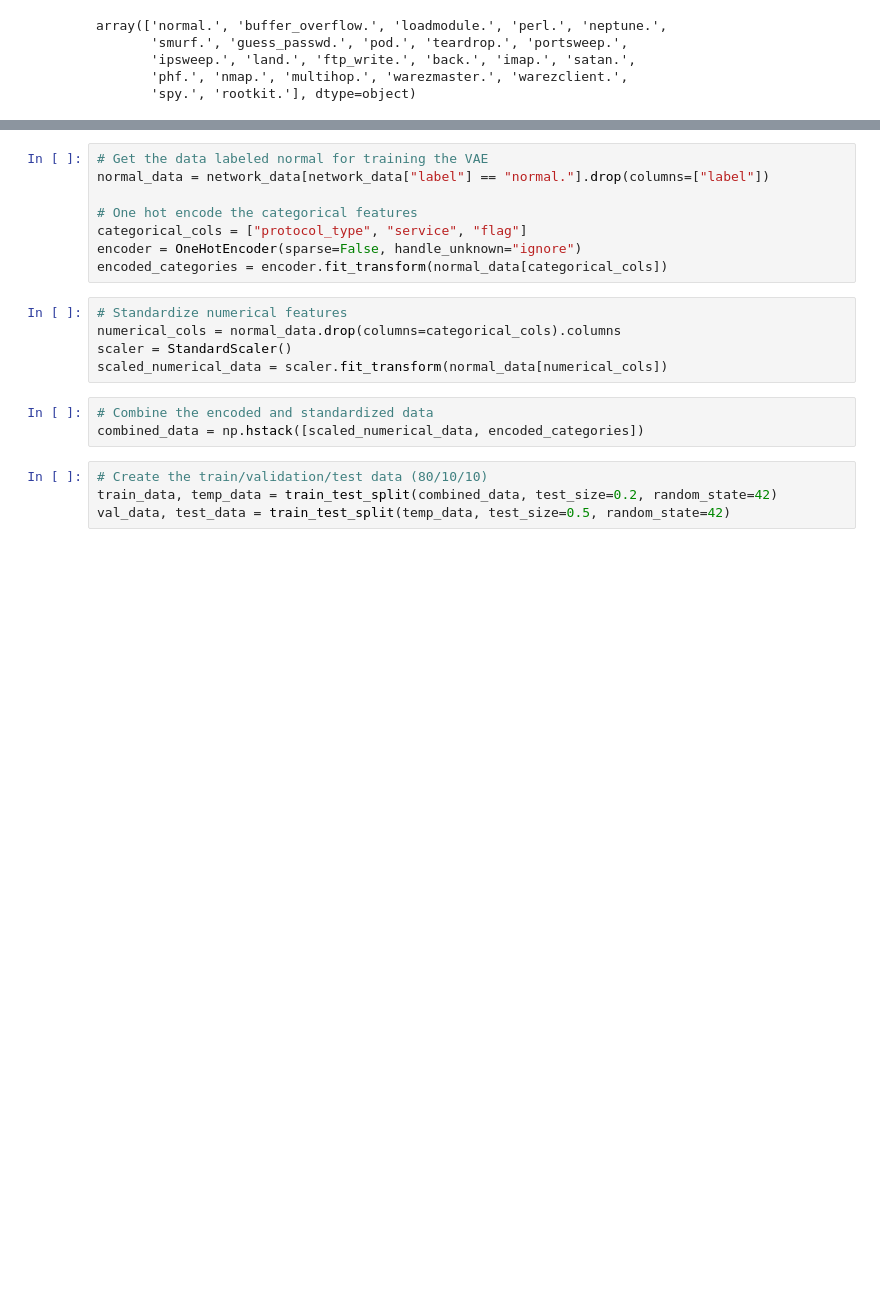
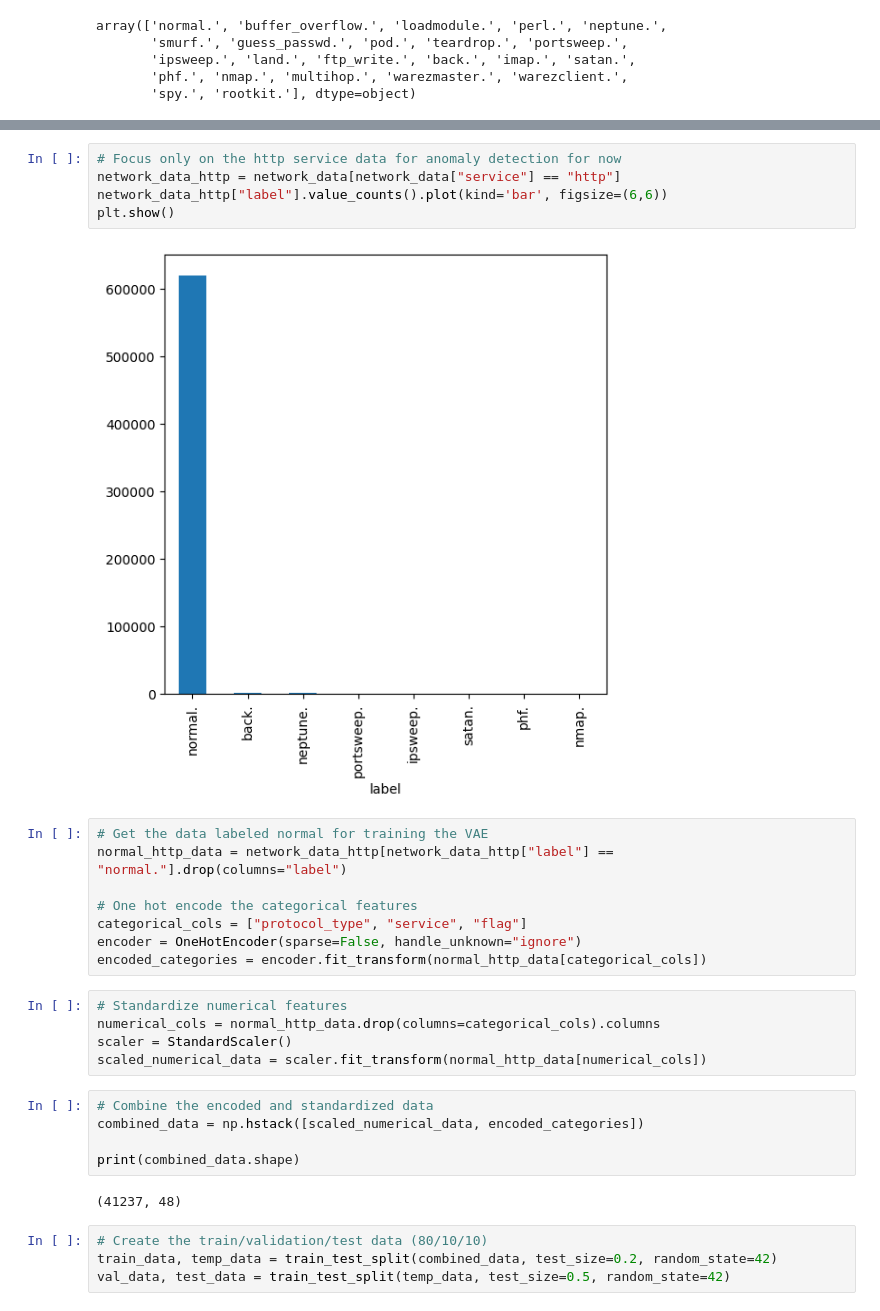
Before and after one commit to abeyyoseph/OtherProjects, a Jupyter notebook: NetworkTrafficAnomalyDetectionVAE/NetworkAnomalyDetection.ipynb, the cells around one changed output, grey strips where cells are left out. Saved outputs shown, nothing was run; the diff lists cells and outputs as text; blank space fills up the shorter version.

```diff
--- a/NetworkTrafficAnomalyDetectionVAE/NetworkAnomalyDetection.ipynb
+++ b/NetworkTrafficAnomalyDetectionVAE/NetworkAnomalyDetection.ipynb
@@ -83,19 +102,30 @@ dtype: int64
+# %%
+# Focus only on the http service data for anomaly detection for now
+network_data_http = network_data[network_data["service"] == "http"]
+network_data_http["label"].value_counts().plot(kind='bar', figsize=(6,6))
+plt.show()
+# %% [output]
+[figure, added]
 # %%
 # Get the data labeled normal for training the VAE
-normal_data = network_data[network_data["label"] == "normal."].drop(columns=["label"])
+normal_http_data = network_data_http[network_data_http["label"] == "normal."].drop(columns="label")
 
 # One hot encode the categorical features
 categorical_cols = ["protocol_type", "service", "flag"]
 encoder = OneHotEncoder(sparse=False, handle_unknown="ignore")
-encoded_categories = encoder.fit_transform(normal_data[categorical_cols])
+encoded_categories = encoder.fit_transform(normal_http_data[categorical_cols])
 # %%
 # Standardize numerical features
-numerical_cols = normal_data.drop(columns=categorical_cols).columns
+numerical_cols = normal_http_data.drop(columns=categorical_cols).columns
 scaler = StandardScaler()
-scaled_numerical_data = scaler.fit_transform(normal_data[numerical_cols])
+scaled_numerical_data = scaler.fit_transform(normal_http_data[numerical_cols])
 # %%
 # Combine the encoded and standardized data
 combined_data = np.hstack([scaled_numerical_data, encoded_categories])
+
+print(combined_data.shape)
+# %% [output]
+(41237, 48)
 # %%
 # Create the train/validation/test data (80/10/10)
 train_data, temp_data = train_test_split(combined_data, test_size=0.2, random_state=42)
```
Also changed, not shown: parts of 14 cells of this notebook.
